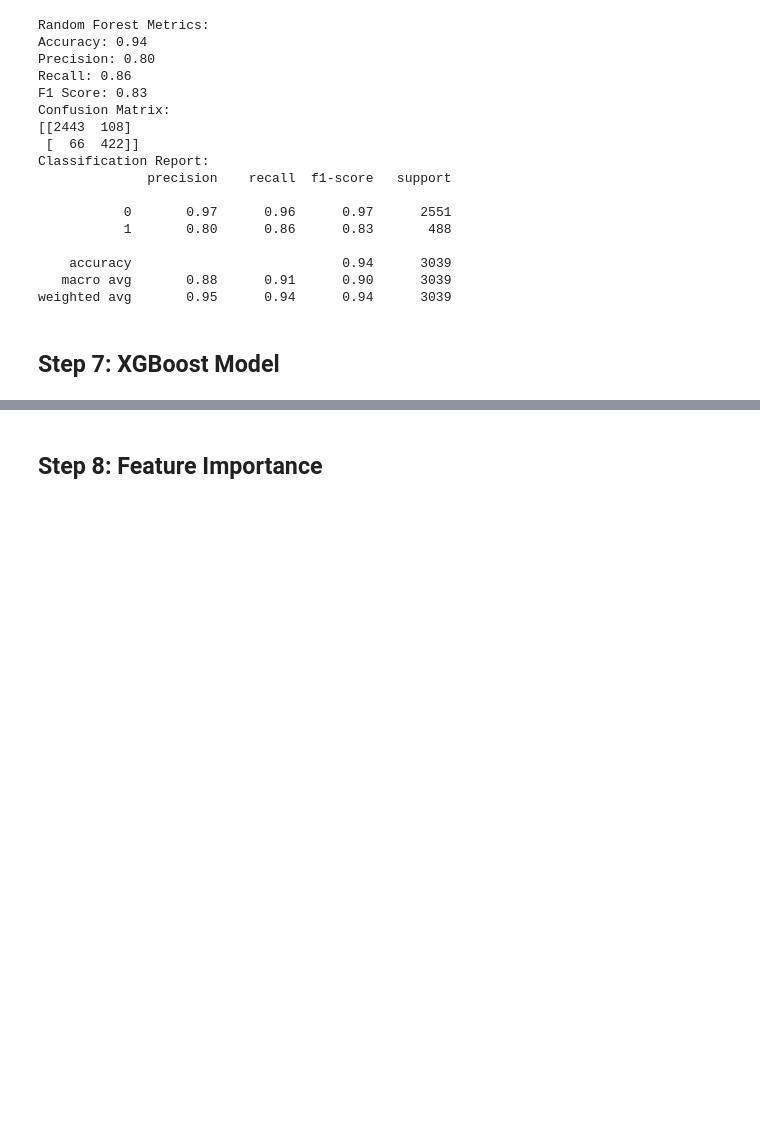
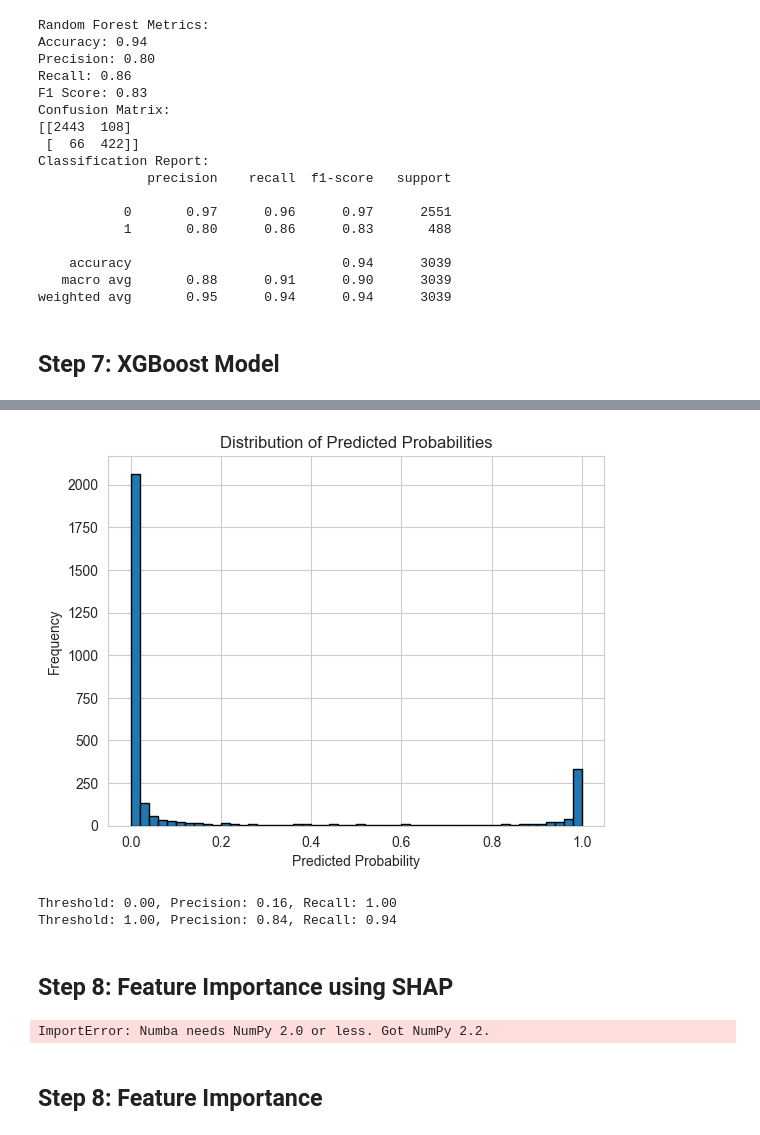
Before and after one commit to Zeegeuze/churn_prediction, a Jupyter notebook: personal_maps/petra/churn_prediction_final._urson.ipynb, the cells around one changed output, grey strips where cells are left out. Cells and saved outputs as stored; diff of their text form; code cells hidden in the pictures; blank space fills up the shorter version.

```diff
--- a/personal_maps/petra/churn_prediction_final._urson.ipynb
+++ b/personal_maps/petra/churn_prediction_final._urson.ipynb
@@ -251,3 +329,35 @@ print("Classification Report:", classification_report(y_test, y_pred_xgb))
+# %%
+import matplotlib.pyplot as plt
+
+# Visualize the distribution of predicted probabilities
+plt.hist(y_pred_proba, bins=50, edgecolor='k')
+plt.title("Distribution of Predicted Probabilities")
+plt.xlabel("Predicted Probability")
+plt.ylabel("Frequency")
+plt.show()
+# %% [output]
+[figure, added]
+# %%
+for p, r, t in zip(precision, recall, thresholds):
+    print(f"Threshold: {t:.2f}, Precision: {p:.2f}, Recall: {r:.2f}")
+# %% [output]
+Threshold: 0.00, Precision: 0.16, Recall: 1.00
+Threshold: 1.00, Precision: 0.84, Recall: 0.94
+# %% [markdown]
+## **Step 8: Feature Importance** using SHAP
+# %%
+import shap
+
+# Create a SHAP explainer for the model
+explainer = shap.TreeExplainer(xgb_model)
+
+# Explain the predictions for the dataset
+shap_values = explainer.shap_values(X_test)
+
+# Visualize feature importance summary
+shap.summary_plot(shap_values, X_test)
+# %% [output]
+ImportError: Numba needs NumPy 2.0 or less. Got NumPy 2.2.
 # %% [markdown]
 ## **Step 8: Feature Importance**
 # %%
```
Also changed, not shown: parts of 9 cells of this notebook.
